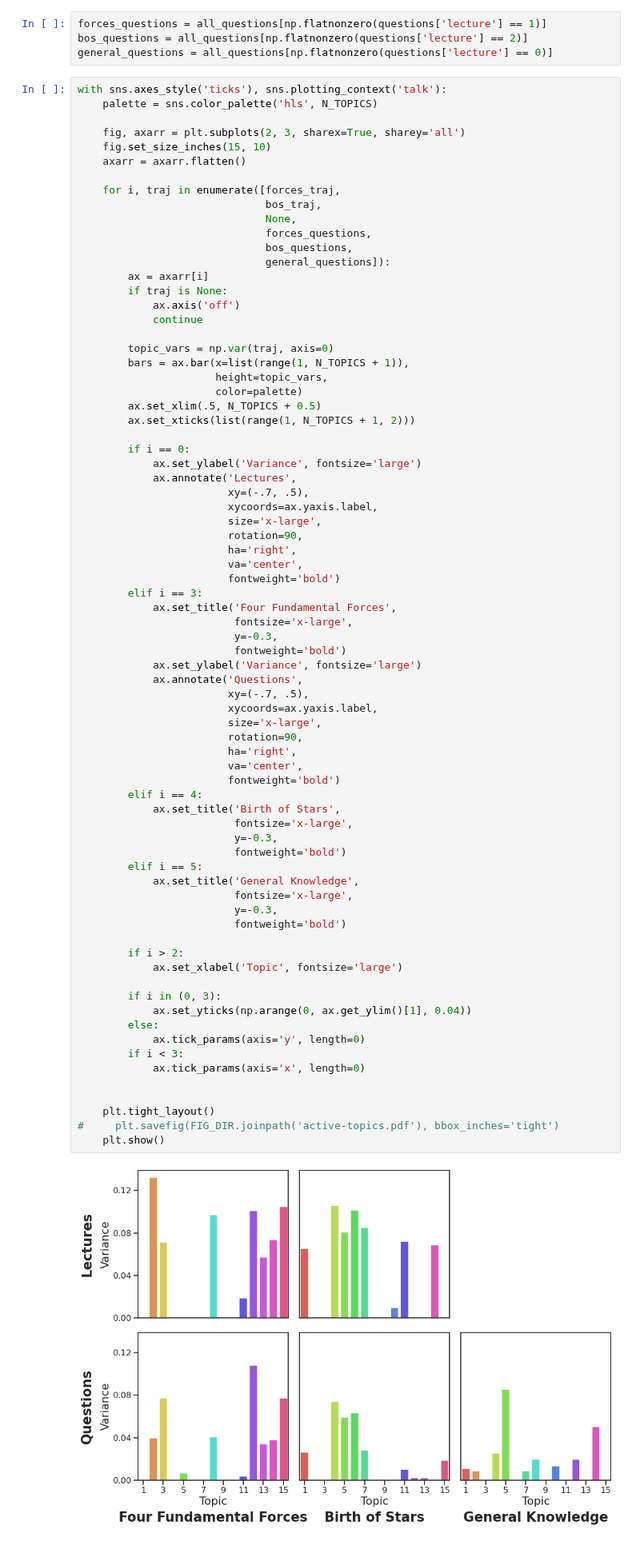
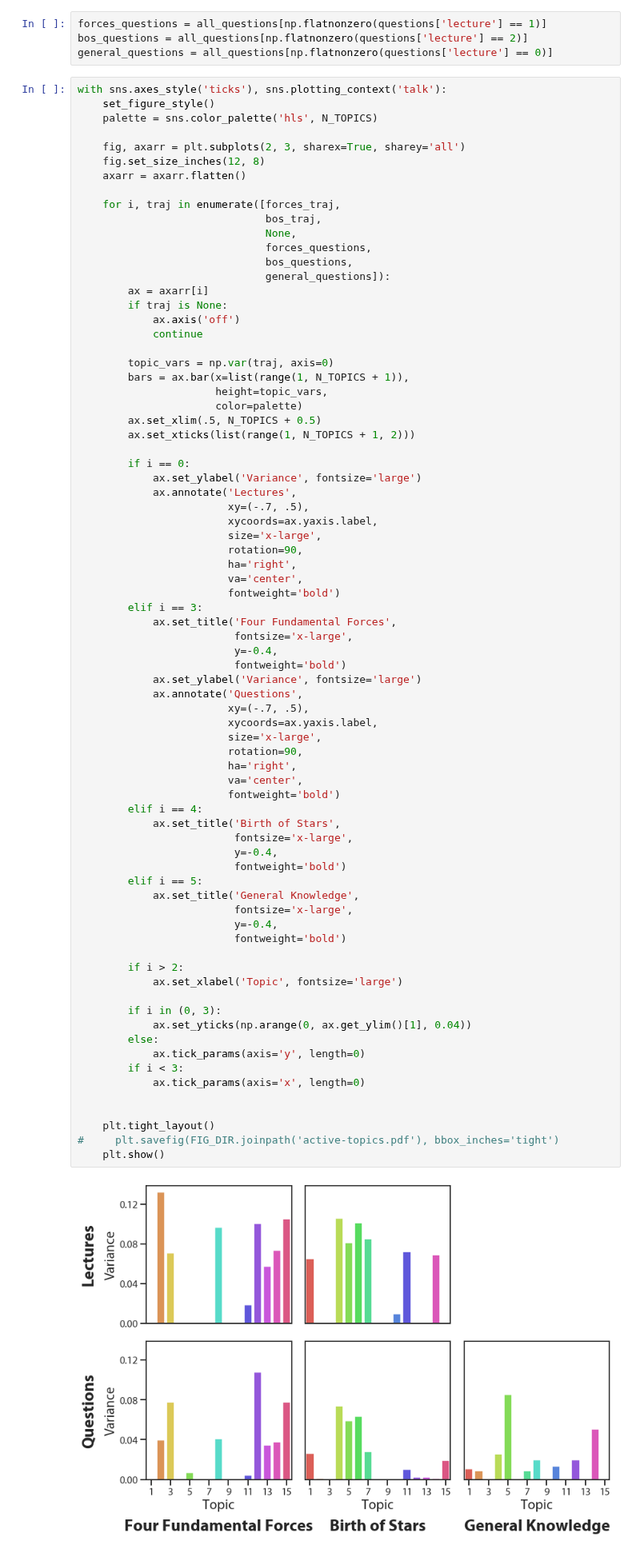
Before and after one commit to ContextLab/efficient-learning-khan, a Jupyter notebook: code/notebooks/1_model-course-content.ipynb, the cells around one changed output. Shown at 80% size. Drawn from its saved outputs; the diff is of its cells as text.

Commit message:
update figures to use myriad pro font

```diff
--- a/code/notebooks/1_model-course-content.ipynb
+++ b/code/notebooks/1_model-course-content.ipynb
@@ -301,10 +306,11 @@ bos_questions = all_questions[np.flatnonzero(questions['lecture'] == 2)]
 general_questions = all_questions[np.flatnonzero(questions['lecture'] == 0)]
 # %%
 with sns.axes_style('ticks'), sns.plotting_context('talk'):
+    set_figure_style()
     palette = sns.color_palette('hls', N_TOPICS)
 
     fig, axarr = plt.subplots(2, 3, sharex=True, sharey='all')
-    fig.set_size_inches(15, 10)
+    fig.set_size_inches(12, 8)
     axarr = axarr.flatten()
 
     for i, traj in enumerate([forces_traj,
@@ -338,7 +344,7 @@ with sns.axes_style('ticks'), sns.plotting_context('talk'):
         elif i == 3:
             ax.set_title('Four Fundamental Forces',
                          fontsize='x-large',
-                         y=-0.3,
+                         y=-0.4,
                          fontweight='bold')
             ax.set_ylabel('Variance', fontsize='large')
             ax.annotate('Questions',
@@ -346,36 +352,36 @@ with sns.axes_style('ticks'), sns.plotting_context('talk'):
                         xycoords=ax.yaxis.label,
                         size='x-large',
                         rotation=90,
                         ha='right',
                         va='center',
                         fontweight='bold')
         elif i == 4:
             ax.set_title('Birth of Stars',
                          fontsize='x-large',
-                         y=-0.3,
+                         y=-0.4,
                          fontweight='bold')
         elif i == 5:
             ax.set_title('General Knowledge',
                          fontsize='x-large',
-                         y=-0.3,
+                         y=-0.4,
                          fontweight='bold')
 
         if i > 2:
             ax.set_xlabel('Topic', fontsize='large')
 
         if i in (0, 3):
             ax.set_yticks(np.arange(0, ax.get_ylim()[1], 0.04))
         else:
             ax.tick_params(axis='y', length=0)
         if i < 3:
             ax.tick_params(axis='x', length=0)
 
 
     plt.tight_layout()
 #     plt.savefig(FIG_DIR.joinpath('active-topics.pdf'), bbox_inches='tight')
     plt.show()
 # %% [output]
-[figure, old version]
+[figure, new version]
 # %% [markdown]
 # 3D trajectories figure
 # %%
```
Also changed, not shown: parts of 2 cells of this notebook, 18 other files.
